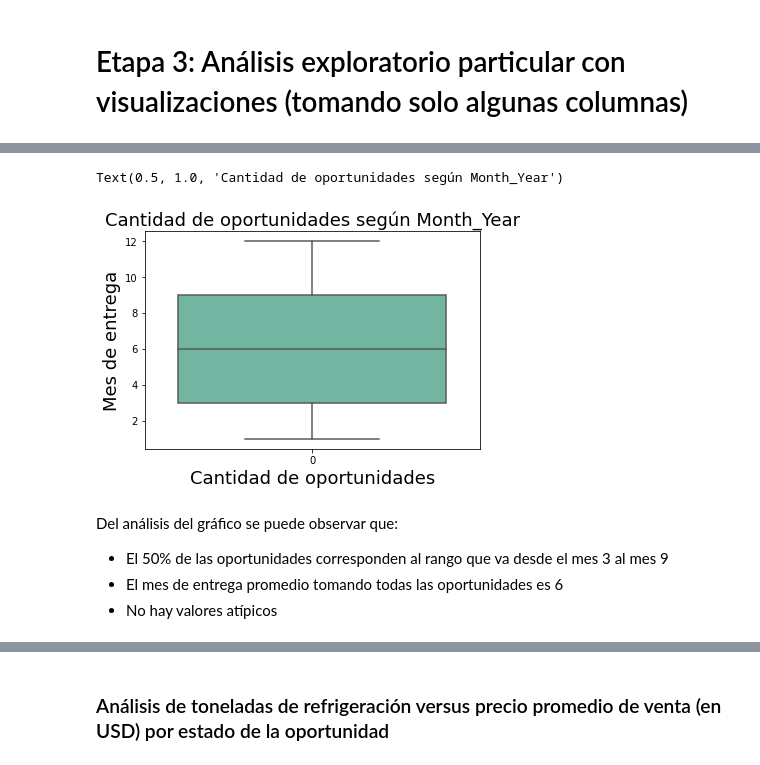
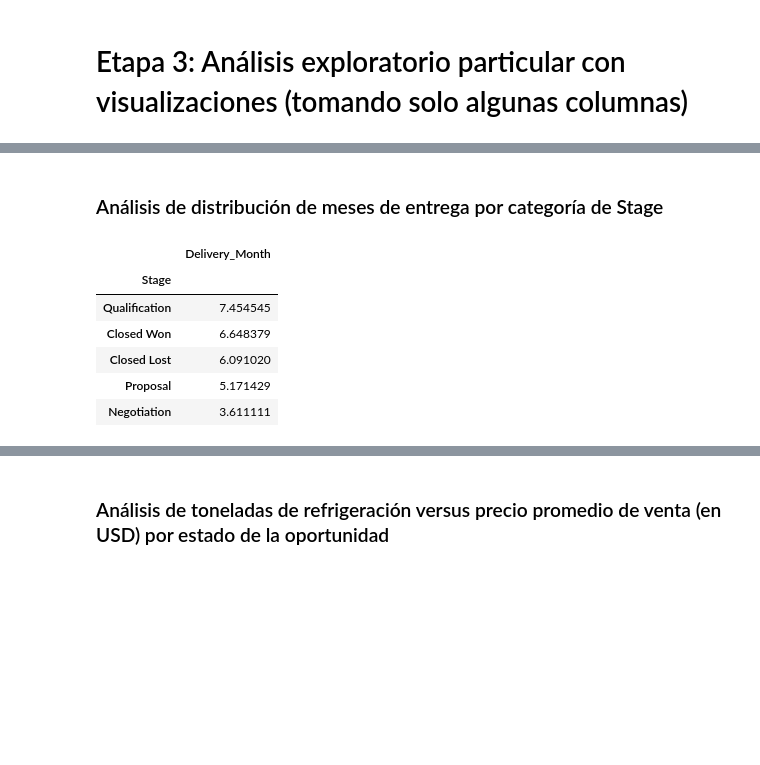
Before and after one commit to joacols/TP_orga_de_datos, a Jupyter notebook: Análisis exploratorio general TP1 2 Cuat 2020.ipynb, the cells around one changed output, grey strips where cells are left out. Cells and saved outputs as stored; diff of their text form; code cells hidden in the pictures; blank space fills up the shorter version.

```diff
--- a/Análisis exploratorio general TP1 2 Cuat 2020.ipynb
+++ b/Análisis exploratorio general TP1 2 Cuat 2020.ipynb
@@ -458,14 +557,20 @@ Del análisis del gráfico se puede observar que:
 # %%
-ax = sns.boxplot(data=df['Delivery_Month'], orient="v", palette="Set2")
+#ax = sns.boxplot(data=df['Delivery_Month'], orient="v", palette="Set2")
 
-plt.xlabel("Cantidad de oportunidades",fontSize=18)
-plt.ylabel("Mes de entrega",fontSize=18)
-plt.title("Cantidad de oportunidades según Month_Year",fontSize=18)
+#plt.xlabel("Cantidad de oportunidades",fontSize=18)
+#plt.ylabel("Mes de entrega",fontSize=18)
+#plt.title("Cantidad de oportunidades según Month_Year",fontSize=18)
-# %% [output]
-Text(0.5, 1.0, 'Cantidad de oportunidades según Month_Year')
-[figure, removed]
-# %% [markdown]
-Del análisis del gráfico se puede observar que:
-* El 50% de las oportunidades corresponden al rango que va desde el mes 3 al mes 9
-* El mes de entrega promedio tomando todas las oportunidades es 6
-* No hay valores atípicos
+# %% [markdown]
+### Análisis de distribución de meses de entrega por categoría de Stage
+# %%
+Delivery_Month_by_Stage=df.groupby(['Stage']).agg({'Delivery_Month': 'mean'}).sort_values('Delivery_Month', ascending=False)
+
+Delivery_Month_by_Stage
+# %% [output]
+|  | Delivery_Month |
+| Stage |  |
+| Qualification | 7.454545 |
+| Closed Won | 6.648379 |
+| Closed Lost | 6.091020 |
+| Proposal | 5.171429 |
+| Negotiation | 3.611111 |
```
Also changed, not shown: parts of 33 cells of this notebook.
